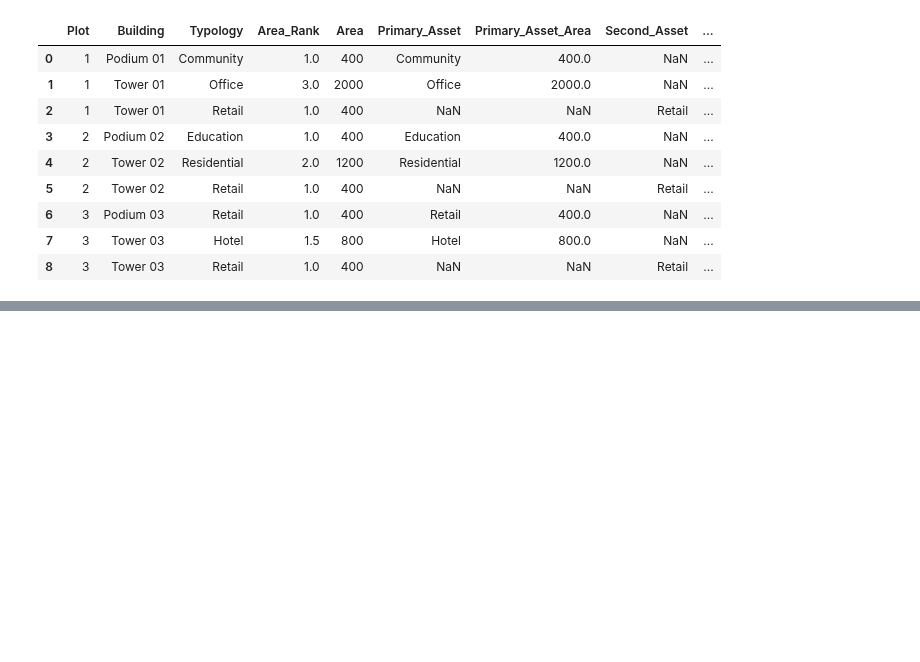
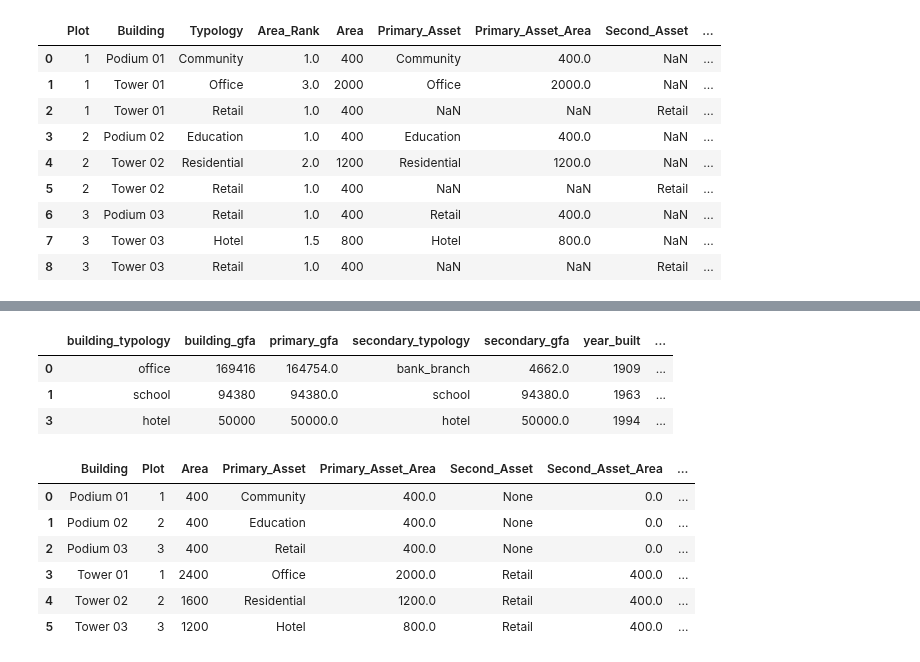
Before and after one commit to hramzan01/project_zero, a Jupyter notebook: nb_temp.ipynb, the cells around one changed output, grey strips where cells are left out. Saved outputs shown, nothing was run; the diff lists cells and outputs as text; code cells hidden in the pictures; blank space fills up the shorter version.

Commit message:
returning preprocessed data to match training

```diff
--- a/nb_temp.ipynb
+++ b/nb_temp.ipynb
@@ -120,0 +115,10 @@ result_df.groupby(['Plot', 'Building']).sum().reset_index(drop=False)
+# %%
+agg_result = result_df.groupby(['Building','Plot']).agg({
+    'Area': 'sum',
+    'Primary_Asset': 'first',  # Assuming 'Primary_Asset' is the same for all rows within a building
+    'Primary_Asset_Area': 'sum',
+    'Second_Asset': 'first',   # Assuming 'Second_Asset' is the same for all rows within a building
+    'Second_Asset_Area': 'sum'  # Assuming 'Second_Asset_Area' is the same for all rows within a building
+}).reset_index()
+
+agg_result
@@ -120,0 +133,27 @@ result_df.groupby(['Plot', 'Building']).sum().reset_index(drop=False)
+# %%
+#Comparing against training set
+training_data.head(3)
+# %% [output]
+|  | building_typology | building_gfa | primary_gfa | secondary_typology | secondary_gfa | year_built | ... |
+| 0 | office | 169416 | 164754.0 | bank_branch | 4662.0 | 1909 | ... |
+| 1 | school | 94380 | 94380.0 | school | 94380.0 | 1963 | ... |
+| 3 | hotel | 50000 | 50000.0 | hotel | 50000.0 | 1994 | ... |
+# %%
+from datetime import datetime
+# Get the current date
+current_year = datetime.now().year
+
+# adding missing columns
+agg_result['year_built'] = current_year
+agg_result['occupancy'] = 100
+agg_result['num_buildings'] = 1
+
+agg_result
+# %% [output]
+|  | Building | Plot | Area | Primary_Asset | Primary_Asset_Area | Second_Asset | Second_Asset_Area | ... |
+| 0 | Podium 01 | 1 | 400 | Community | 400.0 | None | 0.0 | ... |
+| 1 | Podium 02 | 2 | 400 | Education | 400.0 | None | 0.0 | ... |
+| 2 | Podium 03 | 3 | 400 | Retail | 400.0 | None | 0.0 | ... |
+| 3 | Tower 01 | 1 | 2400 | Office | 2000.0 | Retail | 400.0 | ... |
+| 4 | Tower 02 | 2 | 1600 | Residential | 1200.0 | Retail | 400.0 | ... |
+| 5 | Tower 03 | 3 | 1200 | Hotel | 800.0 | Retail | 400.0 | ... |
```
Also changed, not shown: parts of 4 cells of this notebook.
